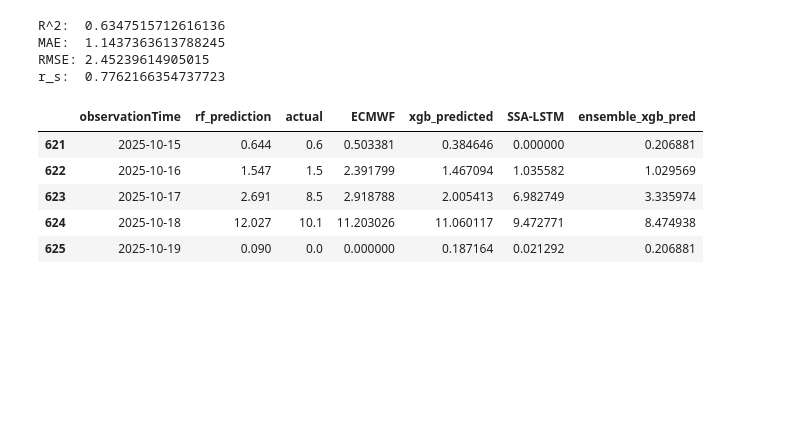
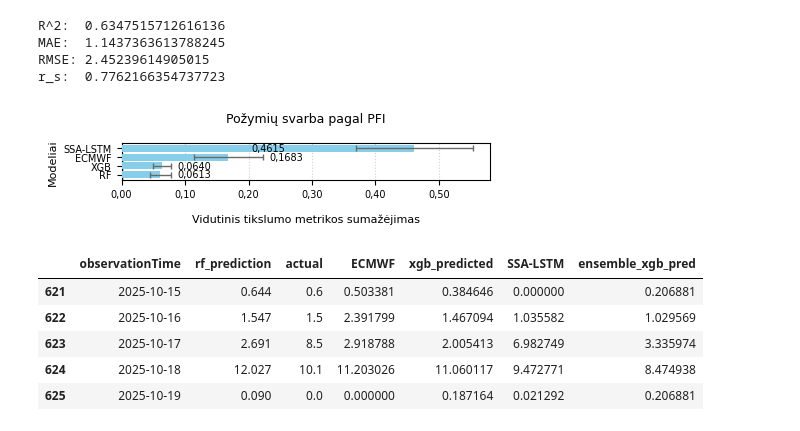
Before and after one commit to rugcer04/Duomenu_mokslo_projektas, a Jupyter notebook: code/python/Models/ensemble.ipynb, the cells around one changed output. Saved outputs shown, nothing was run; the diff lists cells and outputs as text; code cells hidden in the pictures; blank space fills up the shorter version.

```diff
--- a/code/python/Models/ensemble.ipynb
+++ b/code/python/Models/ensemble.ipynb
@@ -281,6 +282,59 @@ R^2:  0.6347515712616136
 MAE:  1.1437363613788245
 RMSE: 2.45239614905015
 r_s:  0.7762166354737723
+# %%
+result = permutation_importance(best_GS_xgb, X_test, y_test, n_repeats=5, random_state=123)
+
+importances_mean = pd.Series(result.importances_mean, index=X_test.columns)
+importances_std = pd.Series(result.importances_std, index=X_test.columns)
+
+pavadinimu_zaidimas = {
+    'xgb_predicted': 'XGB',
+    'rf_prediction': 'RF'}
+
+importances_mean.index = importances_mean.index.map(lambda x: pavadinimu_zaidimas.get(x, x))
+importances_std.index = importances_std.index.map(lambda x: pavadinimu_zaidimas.get(x, x))
+
+importances_mean = importances_mean.sort_values(ascending=True)
+importances_std = importances_std.reindex(importances_mean.index)
+
+width_inch =  12/ 2.54
+height_inch = width_inch * 0.30
+
+fig, ax = plt.subplots(figsize=(width_inch, height_inch))
+
+bars = ax.barh(importances_mean.index, importances_mean.values,
+                xerr=importances_std.values, color='skyblue', zorder=3,
+                error_kw={'ecolor': 'dimgray', 'elinewidth': 1, 'capsize': 2, 'zorder': 4})
+
+ax.set_title("Požymių svarba pagal PFI", fontsize=9, pad=15)
+ax.set_xlabel("Vidutinis tikslumo metrikos sumažėjimas", fontsize=8, labelpad=10)
+ax.set_ylabel("Modeliai", fontsize=8)
+
+ax.tick_params(axis='both', labelsize=7)
+ax.axvline(x=0, color="k", linestyle="--", linewidth=1, zorder=2)
+ax.grid(True, axis='x', linestyle=':', alpha=0.6, zorder=0)
+
+labels_inside = [
+    f"{val:.4f}".replace('.', ',') if model_name == 'SSA-LSTM' else ""
+    for model_name, val in importances_mean.items()]
+
+ax.bar_label(bars, labels=labels_inside, label_type='center', color='black', fontsize=7, zorder=5)
+
+
+labels_outside = [
+    f"{val:.4f}".replace('.', ',') if model_name != 'SSA-LSTM' else ""
+    for model_name, val in importances_mean.items()]
+ax.bar_label(bars, labels=labels_outside, label_type='edge', padding=5, fontsize=7, zorder=5)
+
+ax.xaxis.set_major_formatter(FuncFormatter(lambda x, _: f"{x:.2f}".replace('.', ',')))
+
+ax.margins(x=0.05)
+plt.savefig("ensemble_PFI.png", dpi=300, bbox_inches='tight')
+plt.tight_layout()
+plt.show()
+# %% [output]
+[figure, added]
 # %%
 # Geriausi parametrai: {'learning_rate': 0.1, 'max_depth': 4, 'min_split_loss': 24, 'n_estimators': 320, 'subsample': 0.85}
 # R^2:  0.6742911344419755
```
Also changed, not shown: parts of 6 cells of this notebook.
